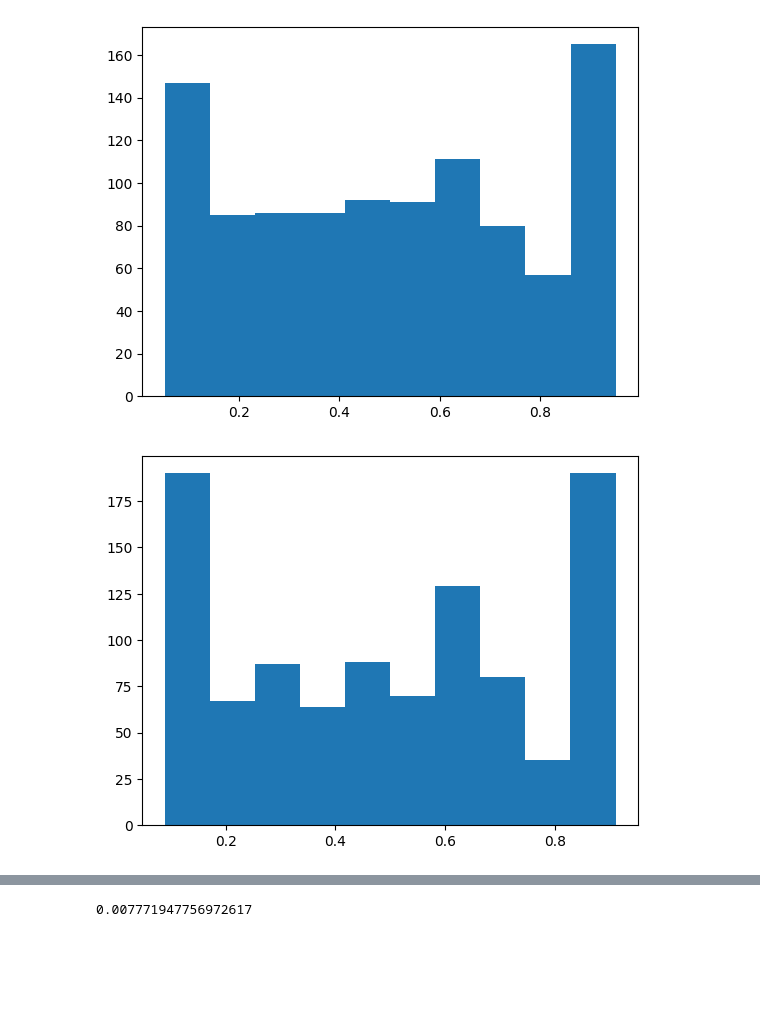
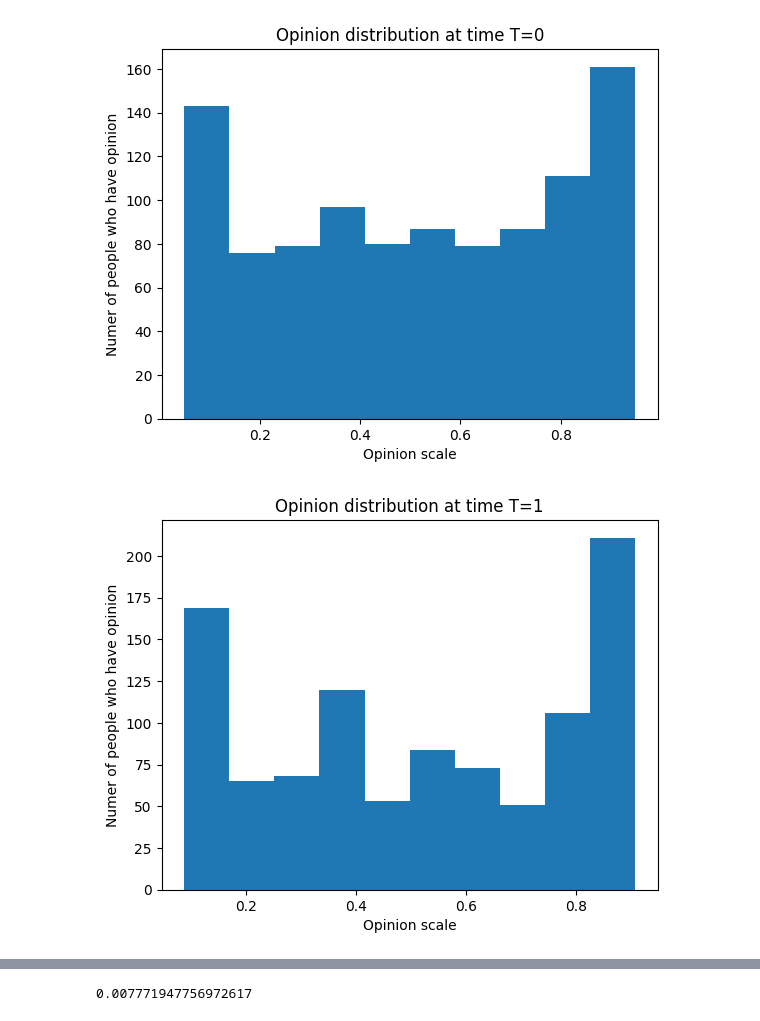
Before and after one commit to triptesh1212/industrial-maths-project-2, a Jupyter notebook: Intial_model.ipynb, the cells around one changed output, grey strips where cells are left out. Drawn from its saved outputs; the diff is of its cells as text; code cells hidden in the pictures; blank space fills up the shorter version.

Commit message:
Adding labels to plots for presentation

```diff
--- a/Intial_model.ipynb
+++ b/Intial_model.ipynb
@@ -13,32 +13,35 @@ def one_step(agent, agents):
 #inital state variables
 
 n = 1000 #number of agents
 m = 0 # number of advertisers
 R = 0.1 #opinion condfidance bound
 
 rounds = 5
 
 #initialize the agents
 agents = np.random.uniform(0, 1, n)
 
 
 
 
 #do t time steps (main loop)
 for r in range(rounds):
 
     #make a temp list of agents
     agents_next = np.zeros(n)
 
     #loop over all agents
     for i, a in enumerate(agents):
         agents_next[i] = one_step(a, agents)
 
     #update the agents list
     agents = np.copy(agents_next)
 
     plt.hist(agents)
+    plt.xlabel('Opinion scale')
+    plt.ylabel('Numer of people who have opinion')
+    plt.title(f"Opinion distribution at time T={r}")
     plt.show()
 # %% [output]
-[figure, old version]
+[figure, new version]
-[figure, old version]
+[figure, new version]
```
Also changed, not shown: parts of 1 cell of this notebook.
